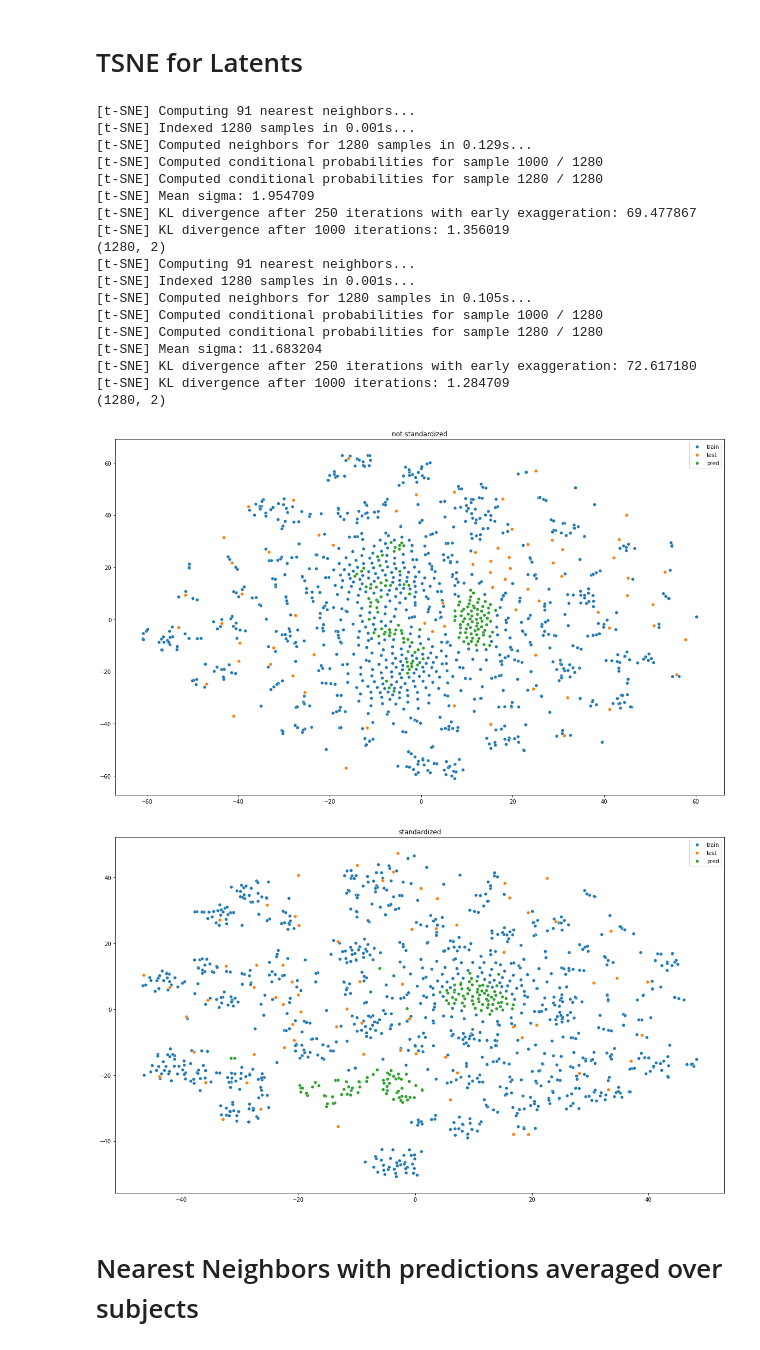
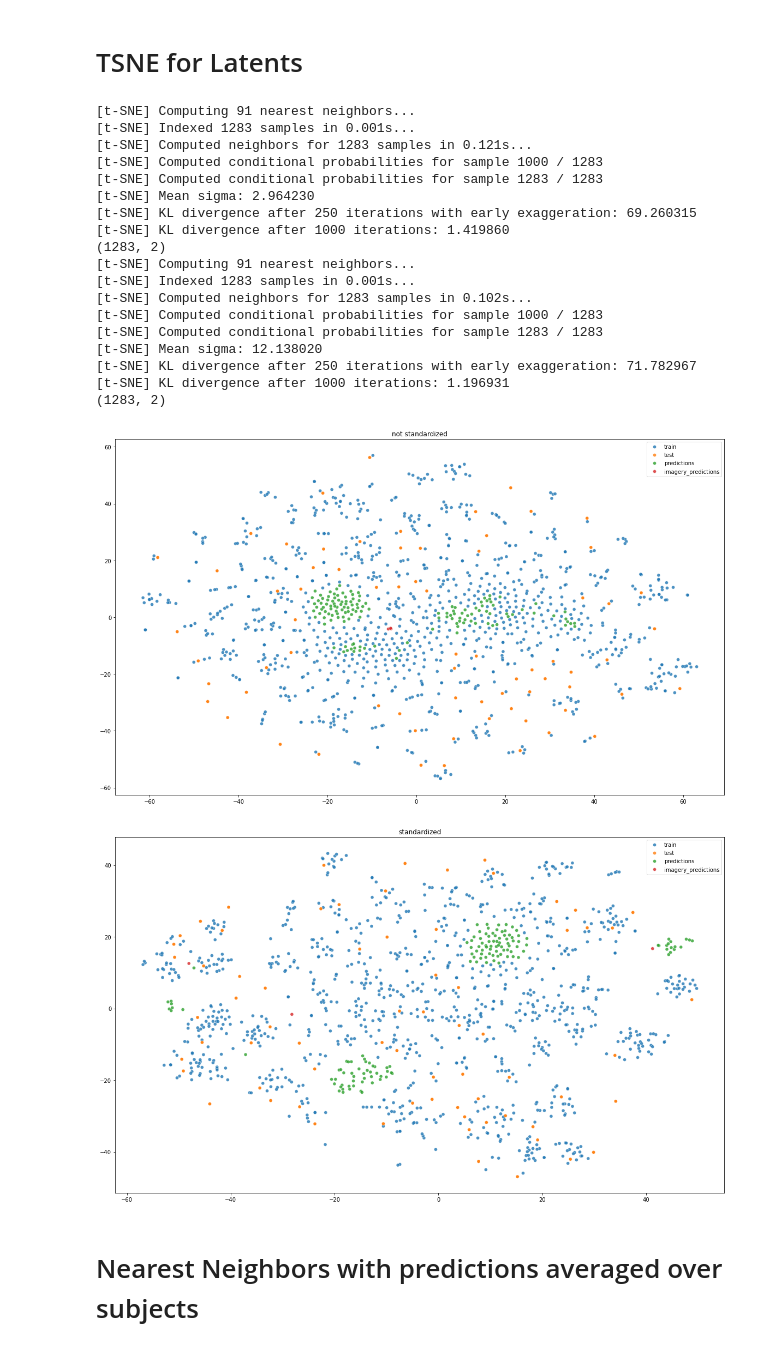
Before and after one commit to mitjanikolaus/multimodal_decoding, a Jupyter notebook: notebooks/analysis_stuff_betas_comparison.ipynb, the cells around one changed output. Drawn from its saved outputs; the diff is of its cells as text; code cells hidden in the pictures.

```diff
--- a/notebooks/analysis_stuff_betas_comparison.ipynb
+++ b/notebooks/analysis_stuff_betas_comparison.ipynb
@@ -112,12 +80,12 @@ def plot_nn_table(stim_ids, nneighbors, stim_type):
 def load(betas_dir, model, subject, mode, feats_config):
     train_paths, stim_ids, stim_types = get_fmri_data_paths(betas_dir, subject, mode)
 
-    train_latents = get_latent_features(model, feats_config, stim_ids, stim_types)
+    train_latents = get_latent_features(feats_config, stim_ids, stim_types)
     train_paths = np.array(train_paths)
 
     test_paths, test_stim_ids, test_stim_types = get_fmri_data_paths(betas_dir, subject, "test")
     test_paths = np.array(test_paths)
-    test_latents = get_latent_features(model, feats_config, test_stim_ids, test_stim_types)
+    test_latents = get_latent_features(feats_config, test_stim_ids, test_stim_types)
 
     train_latents, test_latents = standardize_latents(train_latents, test_latents)
 
@@ -125,20 +93,19 @@ def load(betas_dir, model, subject, mode, feats_config):
     gray_matter_mask = gray_matter_mask_data == 1
     print(f"Gray matter mask size: {gray_matter_mask.sum()}")
 
-    run_str = get_run_str(betas_dir, model, feats_config)
+    run_str = get_run_str(betas_dir, feats_config)
     results_file_path = os.path.join(
         RIDGE_DECODER_OUT_DIR, mode, subject, run_str, RESULTS_FILE
     )
     print(f'loading decoder results from: \n', results_file_path)
     results = pickle.load(open(results_file_path, 'rb'))
 
-    test_stim_types = results['stimulus_types']
-    test_stim_ids = results['stimulus_ids']
-    pred_latents = results['predictions']
-    test_latents = results['latents']
+    # test_stim_types = results['stimulus_types']
+    # test_stim_ids = results['stimulus_ids']
+    # pred_latents = results['predictions']
+    # test_latents = results['latents']
 
-    pred_latents_standardized = StandardScaler().fit_transform(pred_latents)
-    return stim_ids, stim_types, train_latents, test_latents, test_stim_ids, test_stim_types, gray_matter_mask, train_paths, test_paths, pred_latents, pred_latents_standardized
+    return stim_ids, stim_types, train_latents, gray_matter_mask, results, train_paths, test_paths
 
 def load_betas(train_paths, test_paths):
     train_fmri_betas = []
@@ -193,7 +160,7 @@ LANG_FEATS = 'default'
 
 FEATS_CONFIG = LatentFeatsConfig(MODEL, FEATS, TEST_FEATS, VISION_FEATS, LANG_FEATS)
 
-stim_ids, stim_types, train_latents, test_latents, test_stim_ids, test_stim_types, gray_matter_mask, train_paths, test_paths, pred_latents, pred_latents_standardized = load(BETAS_DIR, MODEL, SUBJECT, MODE, FEATS_CONFIG)
+stim_ids, stim_types, train_latents, gray_matter_mask, results, train_paths, test_paths = load(BETAS_DIR, MODEL, SUBJECT, MODE, FEATS_CONFIG)
 
 N_TRAIN_BETAS = 1000
 train_paths = train_paths[np.random.choice(range(len(train_paths)), size=N_TRAIN_BETAS, replace=False)]
@@ -278,49 +242,49 @@ plot_betas_tfce(train_fmri_betas_standardized, test_fmri_betas_standardized, "st
 # %% [markdown]
 # TSNE for Latents
 # %%
-def plot_latents_tfce(train_lat, test_lat, pred_lat, title, train_subset=1000):
+def plot_latents_tfce(train_lat, test_lat, pred_lat, imagery_pred_lat, title, train_subset=1000):
     train_latents_subset = train_latents[np.random.choice(range(len(train_lat)), size=train_subset, replace=False)]
-    # train_test = np.concatenate((train_latents_subset, test_latents, preds))
-    train_test = np.concatenate((train_latents_subset, test_lat, pred_lat))
 
     tsne = TSNE(n_components=2, learning_rate='auto', verbose=1, n_jobs=10, n_iter=1000)
-    X_embedded = tsne.fit_transform(train_test)
+    X_embedded = tsne.fit_transform(np.concatenate((train_latents_subset, test_lat, pred_lat, imagery_pred_lat)))
 
     print(X_embedded.shape)
     assert X_embedded.shape[1] == 2
-    hue = ['train'] * len(train_latents_subset) + ['test'] * len(test_lat) + ['pred'] * len(pred_lat)
+    hue = ['train'] * len(train_latents_subset) + ['test'] * len(test_lat) + ['predictions'] * len(pred_lat) + ['imagery_predictions'] * len(imagery_pred_lat)
     # alphas = [0.3] * len(train_latents_subset) + [1] * len(test_lat) + [1] * len(preds)
 
     plt.figure(figsize=(20, 12))
     sns.scatterplot(
         x = X_embedded[:, 0], y = X_embedded[:, 1],
         hue = hue,
-        # alpha = alphas
+        alpha = 0.8
     )
     plt.title(title)
 
-plot_latents_tfce(train_latents, test_latents, pred_latents, title="not standardized")
-plot_latents_tfce(train_latents, test_latents, pred_latents_standardized, "standardized")
+plot_latents_tfce(train_latents, results['latents'], results['predictions'], results['imagery_predictions'], title="not standardized")
+pred_latents_standardized = StandardScaler().fit_transform(results['predictions'])
+imagery_pred_latents_standardized = StandardScaler().fit_transform(results['imagery_predictions'])
+plot_latents_tfce(train_latents, results['latents'], pred_latents_standardized, imagery_pred_latents_standardized, "standardized")
 # %% [output]
 [t-SNE] Computing 91 nearest neighbors...
-[t-SNE] Indexed 1280 samples in 0.001s...
-[t-SNE] Computed neighbors for 1280 samples in 0.129s...
-[t-SNE] Computed conditional probabilities for sample 1000 / 1280
-[t-SNE] Computed conditional probabilities for sample 1280 / 1280
-[t-SNE] Mean sigma: 1.954709
-[t-SNE] KL divergence after 250 iterations with early exaggeration: 69.477867
-[t-SNE] KL divergence after 1000 iterations: 1.356019
-(1280, 2)
+[t-SNE] Indexed 1283 samples in 0.001s...
+[t-SNE] Computed neighbors for 1283 samples in 0.121s...
+[t-SNE] Computed conditional probabilities for sample 1000 / 1283
+[t-SNE] Computed conditional probabilities for sample 1283 / 1283
+[t-SNE] Mean sigma: 2.964230
+[t-SNE] KL divergence after 250 iterations with early exaggeration: 69.260315
+[t-SNE] KL divergence after 1000 iterations: 1.419860
+(1283, 2)
 [t-SNE] Computing 91 nearest neighbors...
-[t-SNE] Indexed 1280 samples in 0.001s...
-[t-SNE] Computed neighbors for 1280 samples in 0.105s...
-[t-SNE] Computed conditional probabilities for sample 1000 / 1280
-[t-SNE] Computed conditional probabilities for sample 1280 / 1280
-[t-SNE] Mean sigma: 11.683204
-[t-SNE] KL divergence after 250 iterations with early exaggeration: 72.617180
-[t-SNE] KL divergence after 1000 iterations: 1.284709
-(1280, 2)
+[t-SNE] Indexed 1283 samples in 0.001s...
+[t-SNE] Computed neighbors for 1283 samples in 0.102s...
+[t-SNE] Computed conditional probabilities for sample 1000 / 1283
+[t-SNE] Computed conditional probabilities for sample 1283 / 1283
+[t-SNE] Mean sigma: 12.138020
+[t-SNE] KL divergence after 250 iterations with early exaggeration: 71.782967
+[t-SNE] KL divergence after 1000 iterations: 1.196931
+(1283, 2)
-[figure, old version]
+[figure, new version]
-[figure, old version]
+[figure, new version]
 # %% [markdown]
 # Nearest Neighbors with predictions averaged over subjects
```
Also changed, not shown: parts of 8 cells of this notebook.
